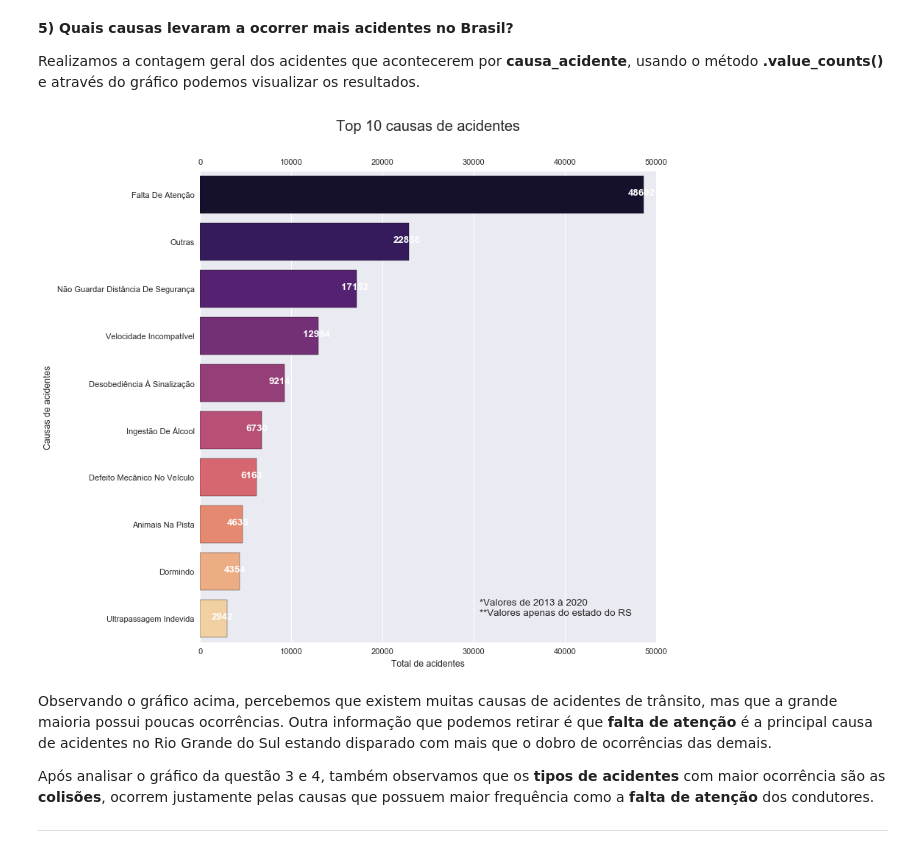
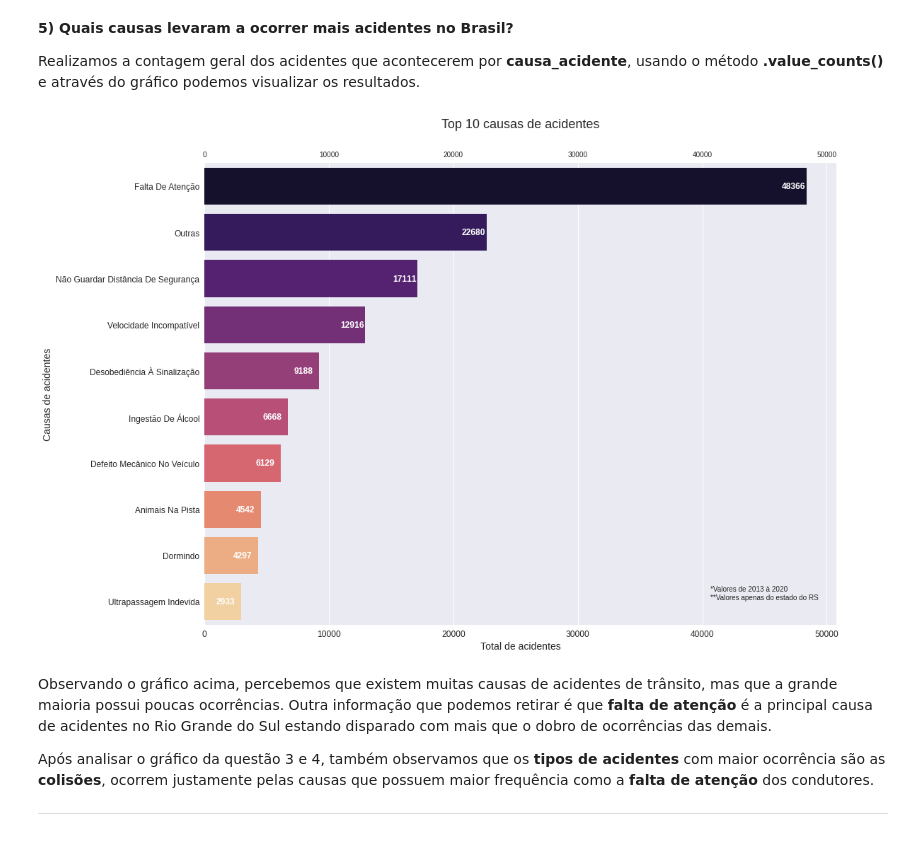
Before and after one commit to XQDLteam/brazil_highway_accidents, a Jupyter notebook: acidentes_br.ipynb, the cells around one changed output. Cells and saved outputs as stored; diff of their text form; code cells hidden in the pictures.

```diff
--- a/acidentes_br.ipynb
+++ b/acidentes_br.ipynb
@@ -119,7 +119,7 @@ import folium.plugins as plugins
 from folium.plugins import HeatMap
 
 plt.style.use('seaborn')
-plt.rc('figure', figsize=(10, 10))
+plt.rc('figure', figsize=(16, 12))
 # %% [markdown]
 # 1. Carregamento dos arquivos normalizados
 # %%
@@ -344,15 +376,22 @@ df_questao3['mês'] = df_questao3['mês'].map(dict_mes)
 Aqui abaixo é uma list comprehension pra mapear a cor de cada mês, o teste é a partir do terceiro maior valor
 todos os valores que forem abaixo recebem um lightgrey, e os acima recebem darkcyan
 """
-clrs = ['lightgrey' if (x < df_questao3['total_acidentes'].iloc[4]) else
+clrs = ['grey' if (x < df_questao3['total_acidentes'].iloc[4]) else
         'darkcyan' for x in df_questao3['total_acidentes']]
 
 ax = sns.barplot(y="mês", x="total_acidentes", data=df_questao3,
             label="Total", palette=clrs, orient='h');
 
+# adicionar valor à barra
+for i, value in enumerate(df_questao3['total_acidentes']):
+    ax.text(value - 700, i + 0.05, "{0:.0f}".format(value), color='white', fontweight='bold', fontsize=12)
+
 #Anotações
 ax.set_title('Número de acidentes por mês nas Rodovias Federais', fontsize=18, pad=50);
-ax.set_ylabel('Meses do ano')
-ax.set_xlabel('Total de acidentes')
+ax.set_ylabel('')
+ax.set_xlabel('Total de acidentes', fontsize=14)
 ax.secondary_xaxis('top');
+
+# tamanho dos e yticks labels
+ax.tick_params(axis='both', which='major', labelsize=12)
 # %% [output]
@@ -373,10 +412,17 @@ df4.columns= ['quantidade']
 ax = sns.barplot(y=df4.head(10).index, x='quantidade', data=df4.head(10),
             label="Total", palette='magma', orient='h');
 
+# adicionar valor à barra
+for i, value in enumerate(df4.head(10)['quantidade']):
+    ax.text(value - 1700, i + 0.05, "{0:.0f}".format(value), color='white', fontweight='bold', fontsize=12)
+
 #Anotações
 ax.set_title('Top 10 tipos de acidentes', fontsize=18, pad=50);
-ax.set_ylabel('Tipos de acidentes')
-ax.set_xlabel('Total de acidentes')
+ax.set_ylabel('Tipos de acidentes', fontsize=14)
+ax.set_xlabel('Total de acidentes', fontsize=14)
 ax.secondary_xaxis('top');
-ax.annotate('*Valores de 2013 à 2020\n**Valores apenas do estado do RS', xy=(570, 80), xycoords='figure pixels');
+ax.annotate('*Valores de 2013 à 2020\n**Valores apenas do estado do RS', xy=(900, 70), xycoords='figure pixels');
+
+# tamanho dos e yticks labels
+ax.tick_params(axis='both', which='major', labelsize=12)
 # %% [output]
@@ -394,22 +440,23 @@ Realizamos a contagem geral dos acidentes que acontecerem por **causa_acidente**
 # %%
 df5 = pd.DataFrame(df_ocorrencias['causa_acidente'].value_counts())
 
 ax = sns.barplot(y=df5.head(10).index, x='causa_acidente', data=df5.head(10),
             label="Total", palette='magma', orient='h');
 
 # gambiarra pra adicionar valor à barra
 for i, value in enumerate(df5.head(10)['causa_acidente']):
-    ax.text(value - 1700, i, "{0:.0f}".format(value), color='white', fontweight='bold')
+    ax.text(value - 2000, i + 0.05, "{0:.0f}".format(value), color='white', fontweight='bold', fontsize=12)
 
-
-#Anotações
+# Anotações
 ax.set_title('Top 10 causas de acidentes', fontsize=18, pad=50);
-ax.set_ylabel('Causas de acidentes')
-ax.set_xlabel('Total de acidentes')
+ax.set_ylabel('Causas de acidentes', fontsize=14)
+ax.set_xlabel('Total de acidentes', fontsize=14)
 ax.secondary_xaxis('top');
-ax.annotate('*Valores de 2013 à 2020\n**Valores apenas do estado do RS', xy=(600, 80), xycoords='figure pixels');
+ax.annotate('*Valores de 2013 à 2020\n**Valores apenas do estado do RS', xy=(950, 80), xycoords='figure pixels');
+# tamanho dos e yticks labels
+ax.tick_params(axis='both', which='major', labelsize=12)
 # %% [output]
-[figure, old version]
+[figure, new version]
 # %% [markdown]
 Observando o gráfico acima, percebemos que existem muitas causas de acidentes de trânsito, mas que a grande maioria possui poucas ocorrências. Outra informação que podemos retirar é que **falta de atenção** é a principal causa de acidentes no Rio Grande do Sul estando disparado com mais que o dobro de ocorrências das demais.
 
```
Also changed, not shown: parts of 19 cells of this notebook.
